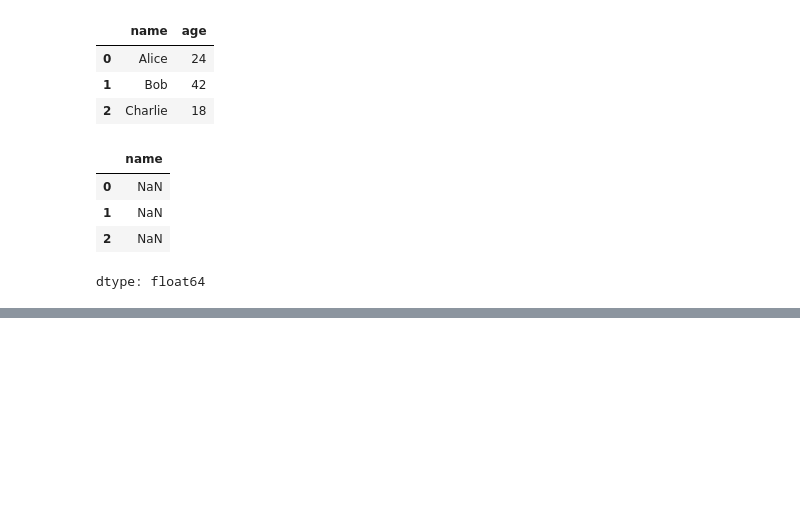
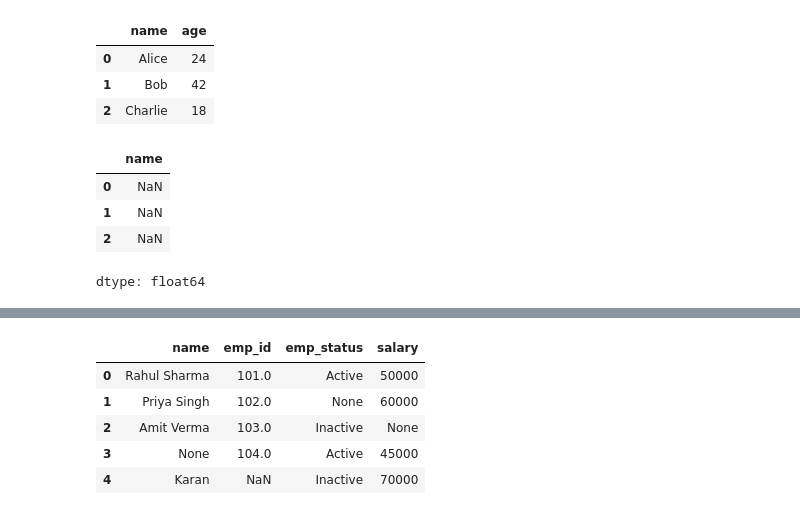
Before and after one commit to Nitik-sharma/Backend, a Jupyter notebook: chapter_appendix-tools-for-deep-learning/jupyter.ipynb, the cells around one changed output, grey strips where cells are left out. Cells and saved outputs as stored; diff of their text form; code cells hidden in the pictures; blank space fills up the shorter version.

```diff
--- a/chapter_appendix-tools-for-deep-learning/jupyter.ipynb
+++ b/chapter_appendix-tools-for-deep-learning/jupyter.ipynb
@@ -251,0 +296,16 @@ dtype: float64
+# %%
+df = pd.DataFrame({
+    "name": ["  Rahul Sharma", "Priya   Singh ", " Amit  Verma", None, "  Karan"],
+    "emp_id": [101, 102, 103, 104, None],
+    "emp_status": ["Active", None, "Inactive ", " Active", "Inactive"],
+    "salary": ["50000", " 60000 ", None, "45000 ", " 70000"]
+})
+# %%
+df
+# %% [output]
+|  | name | emp_id | emp_status | salary |
+| 0 | Rahul Sharma | 101.0 | Active | 50000 |
+| 1 | Priya Singh | 102.0 | None | 60000 |
+| 2 | Amit Verma | 103.0 | Inactive | None |
+| 3 | None | 104.0 | Active | 45000 |
+| 4 | Karan | NaN | Inactive | 70000 |
```
Also changed, not shown: parts of 8 cells of this notebook.
